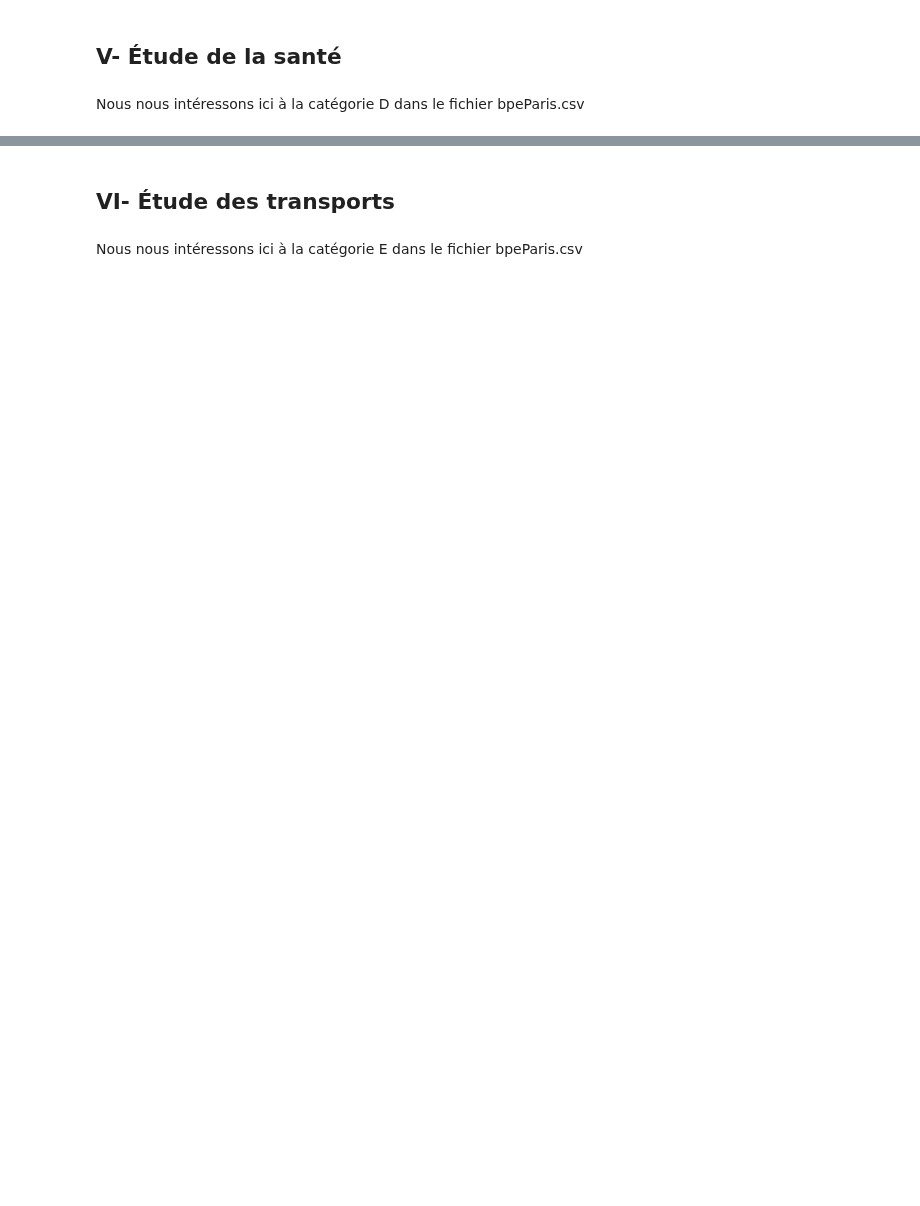
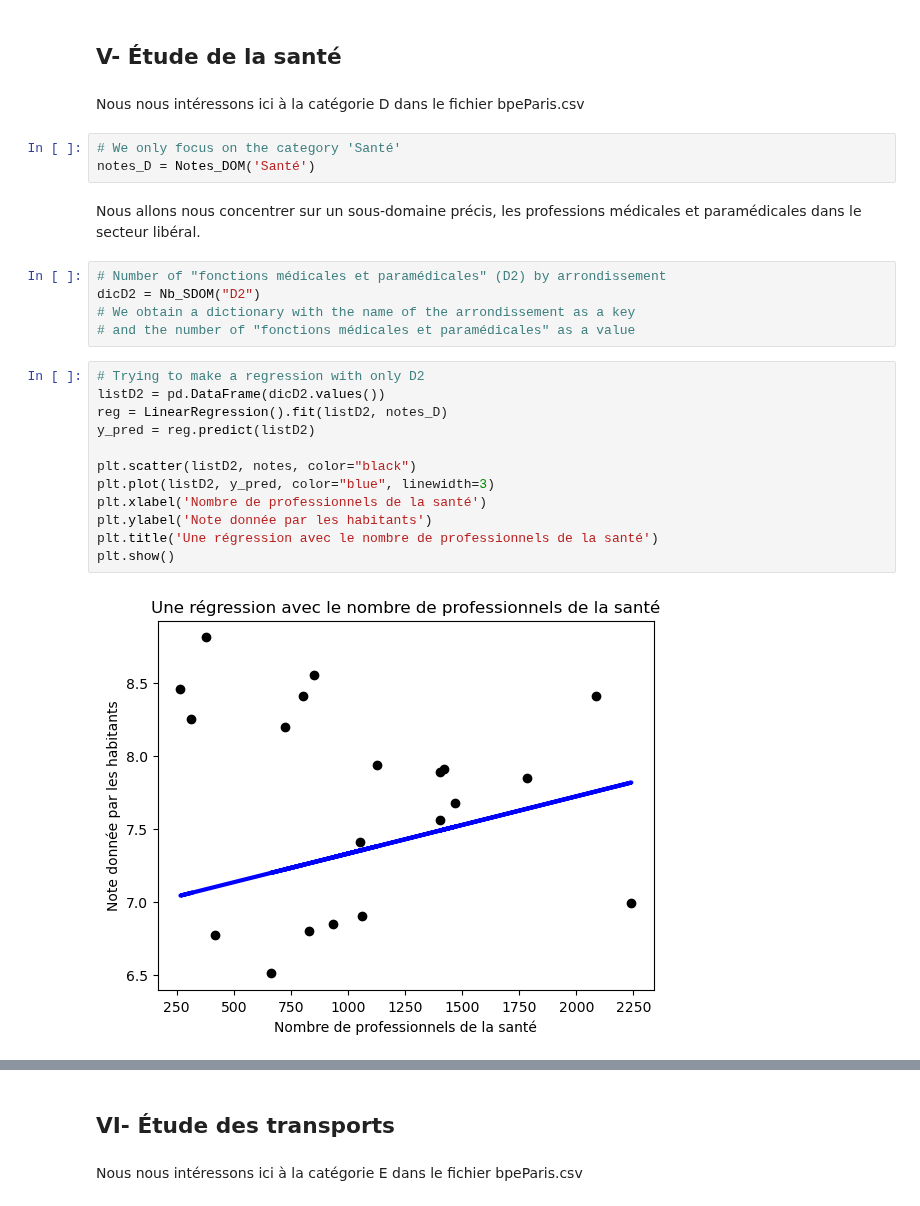
Before and after one commit to solenemoro/Projet_Python_2AENSAE, a Jupyter notebook: Equipements.ipynb, the cells around one changed output, grey strips where cells are left out. Saved outputs shown, nothing was run; the diff lists cells and outputs as text; blank space fills up the shorter version.

```diff
--- a/Equipements.ipynb
+++ b/Equipements.ipynb
@@ -594,3 +516,27 @@ Commerces_precis.to_csv(path_or_buf = 'data/Commerces.csv', index = False)
 ## V- Étude de la santé
 # %% [markdown]
 Nous nous intéressons ici à la catégorie D dans le fichier bpeParis.csv
+# %%
+# We only focus on the category 'Santé'
+notes_D = Notes_DOM('Santé')
+# %% [markdown]
+Nous allons nous concentrer sur un sous-domaine précis, les professions médicales et paramédicales dans le secteur libéral.
+# %%
+# Number of "fonctions médicales et paramédicales" (D2) by arrondissement
+dicD2 = Nb_SDOM("D2")
+# We obtain a dictionary with the name of the arrondissement as a key
+# and the number of "fonctions médicales et paramédicales" as a value
+# %%
+# Trying to make a regression with only D2
+listD2 = pd.DataFrame(dicD2.values())
+reg = LinearRegression().fit(listD2, notes_D)
+y_pred = reg.predict(listD2)
+
+plt.scatter(listD2, notes, color="black")
+plt.plot(listD2, y_pred, color="blue", linewidth=3)
+plt.xlabel('Nombre de professionnels de la santé')
+plt.ylabel('Note donnée par les habitants')
+plt.title('Une régression avec le nombre de professionnels de la santé')
+plt.show()
+# %% [output]
+[figure, added]
```
Also changed, not shown: parts of 36 cells of this notebook, 2 other files.
